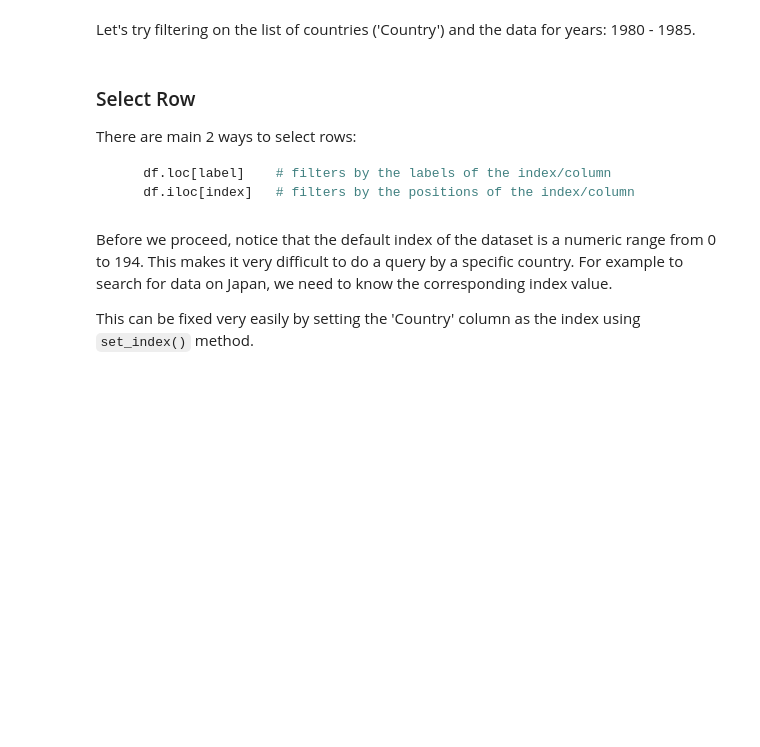
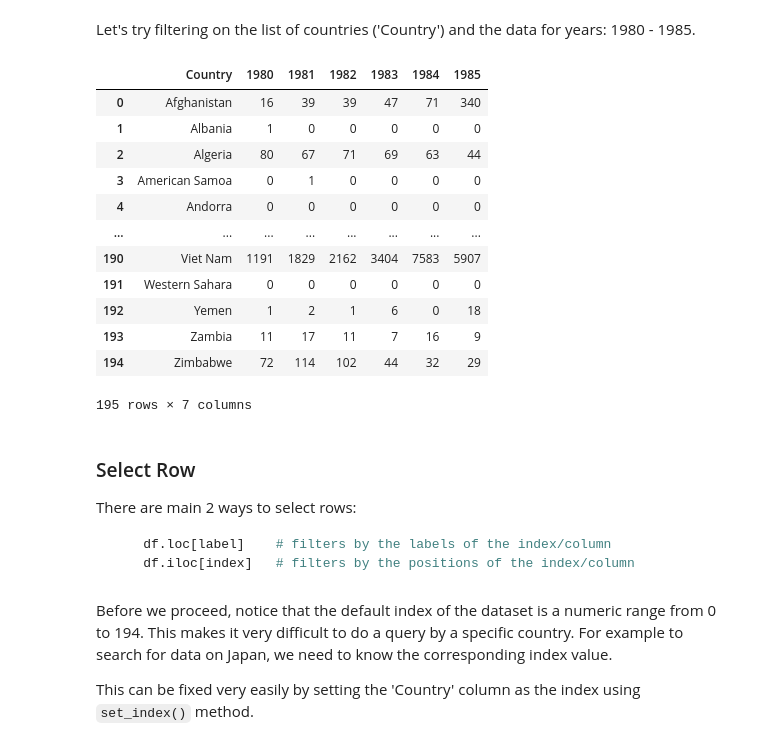
Before and after one commit to DurianDan/IBM-Data-Science-Professional-Certificate, a Jupyter notebook: 8_Data_Visualization_With_Python/week1/DV0101EN-Exercise-Introduction-to-Matplotlib-and-Line-Plots.ipynb, the cells around one changed output. Saved outputs shown, nothing was run; the diff lists cells and outputs as text; code cells hidden in the pictures; blank space fills up the shorter version.

```diff
--- a/8_Data_Visualization_With_Python/week1/DV0101EN-Exercise-Introduction-to-Matplotlib-and-Line-Plots.ipynb
+++ b/8_Data_Visualization_With_Python/week1/DV0101EN-Exercise-Introduction-to-Matplotlib-and-Line-Plots.ipynb
@@ -208,9 +315,23 @@ df_can.Country  # returns a series
 # %% [markdown]
 Let's try filtering on the list of countries ('Country') and the data for years: 1980 - 1985.
 # %%
-df_can[['Country', 1980, 1981, 1982, 1983, 1984, 1985]] # returns a dataframe
+df_can[['Country', "1980", "1981", "1982", "1983", "1984", "1985"]] # returns a dataframe
 # notice that 'Country' is string, and the years are integers.
 # for the sake of consistency, we will convert all column names to string later on.
+# %% [output]
+|  | Country | 1980 | 1981 | 1982 | 1983 | 1984 | 1985 |
+| 0 | Afghanistan | 16 | 39 | 39 | 47 | 71 | 340 |
+| 1 | Albania | 1 | 0 | 0 | 0 | 0 | 0 |
+| 2 | Algeria | 80 | 67 | 71 | 69 | 63 | 44 |
+| 3 | American Samoa | 0 | 1 | 0 | 0 | 0 | 0 |
+| 4 | Andorra | 0 | 0 | 0 | 0 | 0 | 0 |
+| ... | ... | ... | ... | ... | ... | ... | ... |
+| 190 | Viet Nam | 1191 | 1829 | 2162 | 3404 | 7583 | 5907 |
+| 191 | Western Sahara | 0 | 0 | 0 | 0 | 0 | 0 |
+| 192 | Yemen | 1 | 2 | 1 | 6 | 0 | 18 |
+| 193 | Zambia | 11 | 17 | 11 | 7 | 16 | 9 |
+| 194 | Zimbabwe | 72 | 114 | 102 | 44 | 32 | 29 |
+195 rows × 7 columns
 # %% [markdown]
 ### Select Row
 
```
Also changed, not shown: parts of 41 cells of this notebook, 5 other files.
